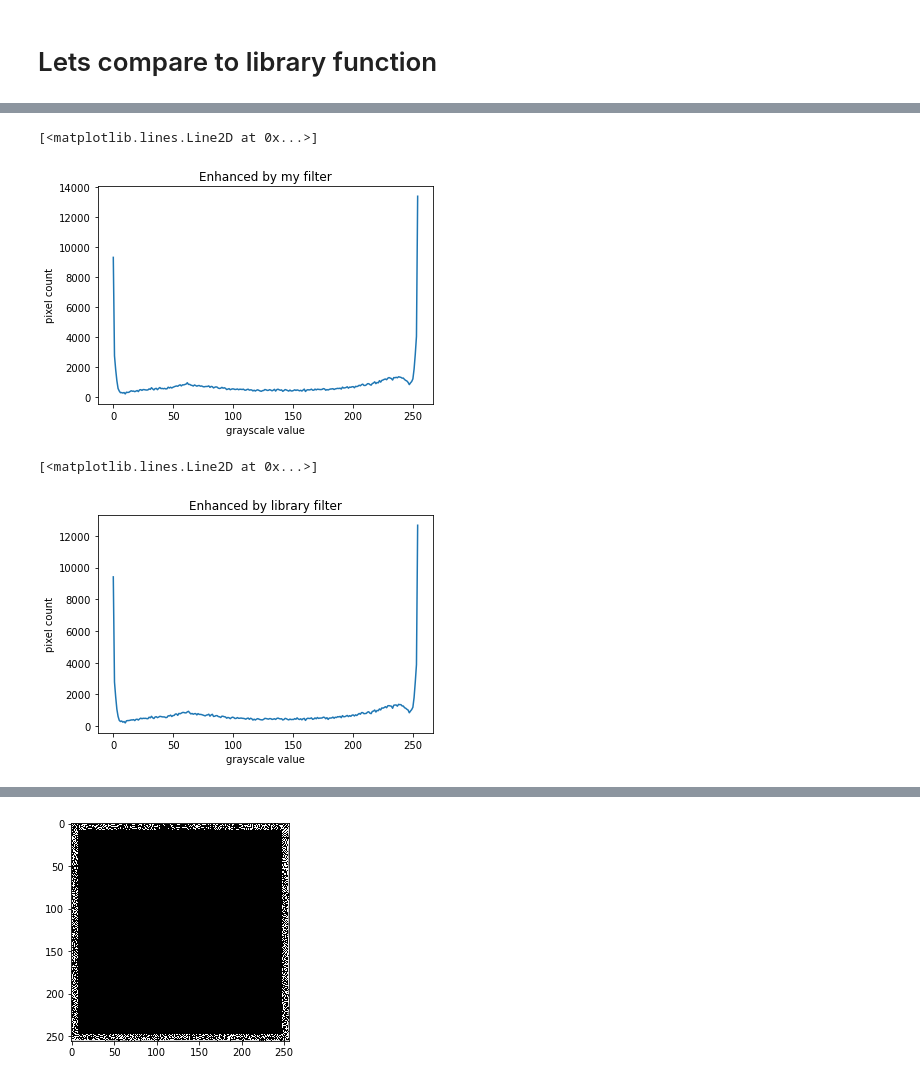
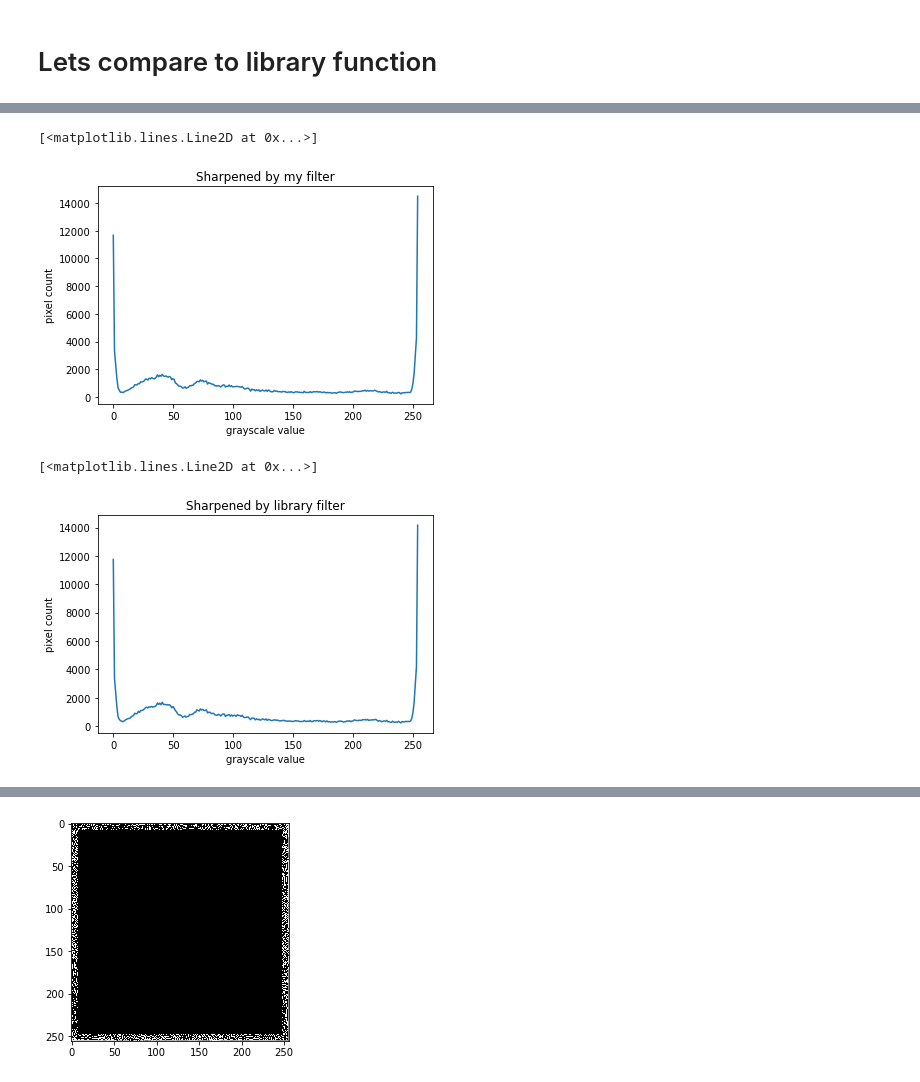
Before and after one commit to Aheter/DIP, a Jupyter notebook: DIP midproject-part 2.ipynb, the cells around one changed output, grey strips where cells are left out. Saved outputs shown, nothing was run; the diff lists cells and outputs as text; code cells hidden in the pictures.

```diff
--- a/DIP midproject-part 2.ipynb
+++ b/DIP midproject-part 2.ipynb
@@ -142,11 +142,11 @@ cv2.waitKey(0)
 cv2.destroyAllWindows()
 # %%
 
-pl2=imfilter(arr2,m_enh)
+pl2=imfilter(arr2,m_sharp)
 
-cv2.imwrite('enh_img.jpg', pl2)
-enh_img= cv2.imread('enh_img.jpg')
-cv2.imshow('enhanced', enh_img)
+cv2.imwrite('sharp_img.jpg', pl2)
+sharp_img= cv2.imread('sharp_img.jpg')
+cv2.imshow('sharpened', sharp_img)
 cv2.waitKey(0)
 cv2.destroyAllWindows()
 # %% [markdown]
@@ -195,25 +195,25 @@ plt.plot(bin_edges[0:-1], histogram)
 # %%
-histogram, bin_edges = np.histogram(enh_img, bins=256)
+histogram, bin_edges = np.histogram(sharp_img, bins=256)
 
 plt.figure()
-plt.title("Enhanced by my filter")
+plt.title("Sharpened by my filter")
 plt.xlabel("grayscale value")
 plt.ylabel("pixel count")
 plt.plot(bin_edges[0:-1], histogram)
 # %% [output]
 [<matplotlib.lines.Line2D at 0x...>]
-[figure, old version]
+[figure, new version]
 # %%
 histogram, bin_edges = np.histogram(lft2, bins=256)
 
 plt.figure()
-plt.title("Enhanced by library filter")
+plt.title("Sharpened by library filter")
 plt.xlabel("grayscale value")
 plt.ylabel("pixel count")
 plt.plot(bin_edges[0:-1], histogram)
 # %% [output]
 [<matplotlib.lines.Line2D at 0x...>]
-[figure, old version]
+[figure, new version]
 # %%
 m=lft1-s_img
 
```
Also changed, not shown: parts of 9 cells of this notebook.
